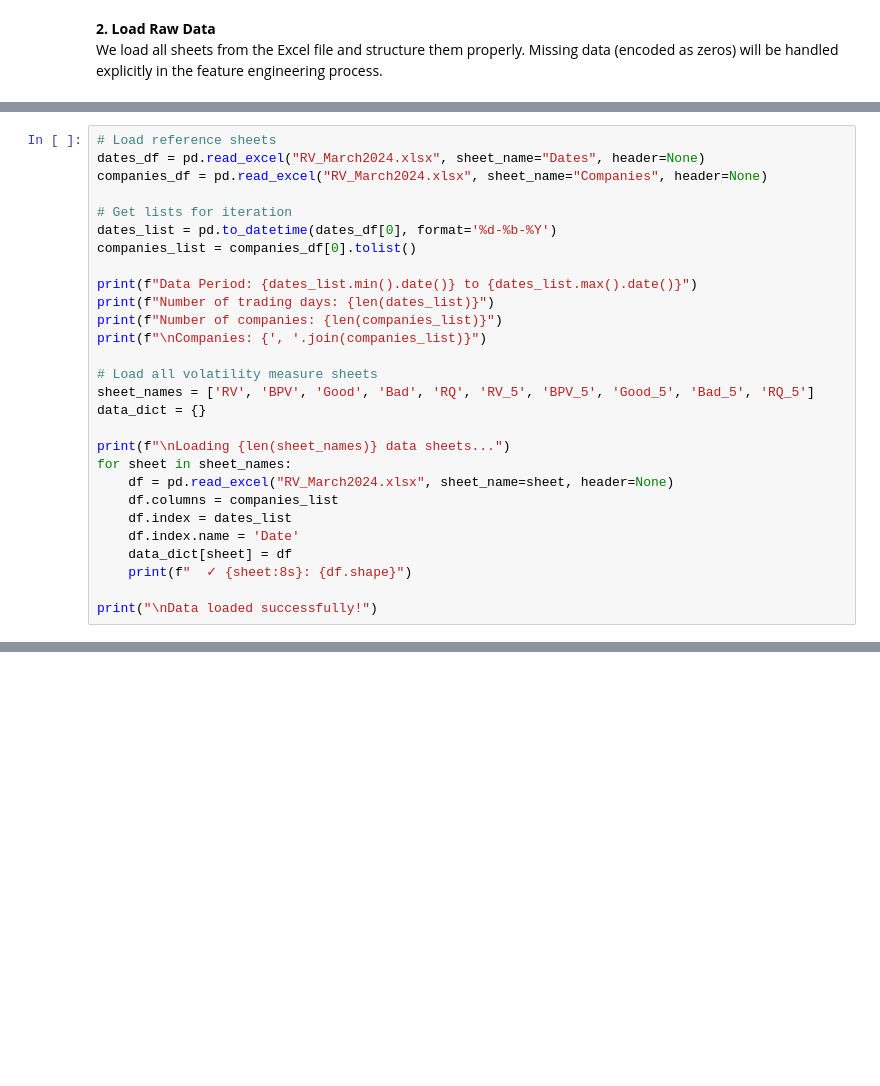
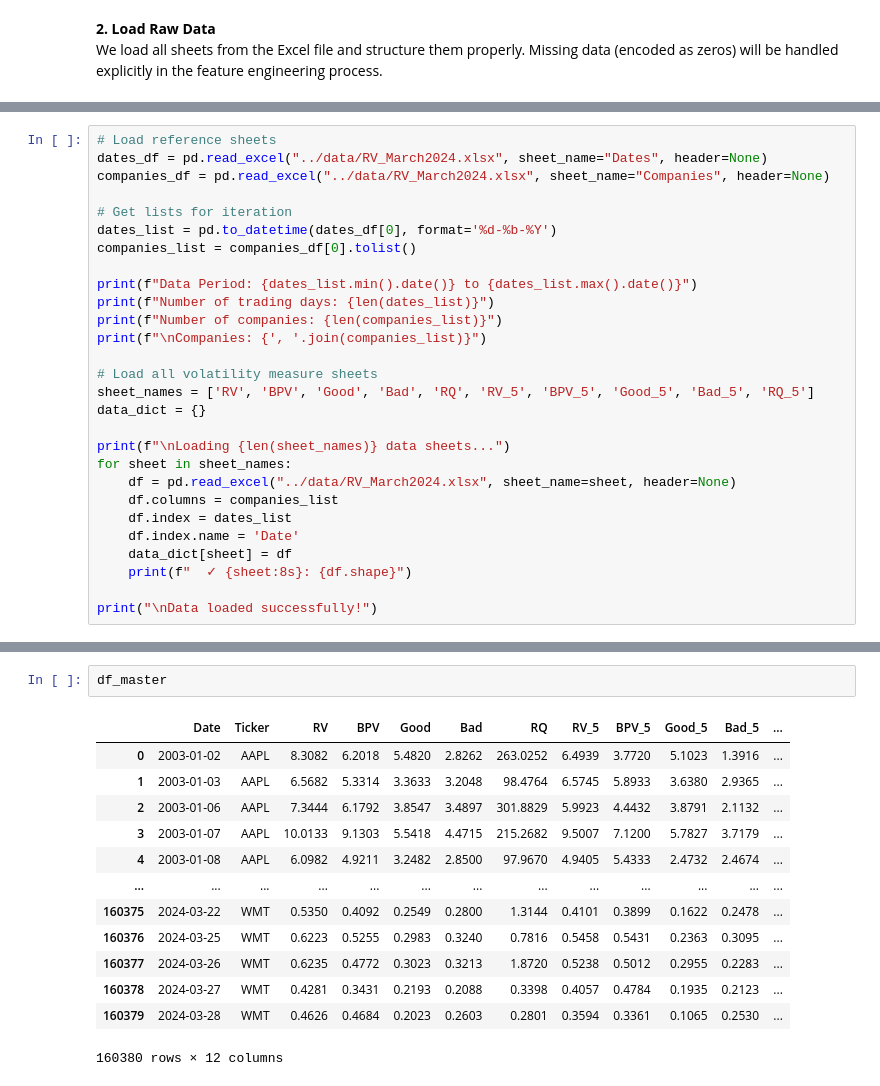
Before and after one commit to adityaraju926/ml-project-540, a Jupyter notebook: Feature Engineering Group 6/Feature_Engineering_Group6.ipynb, the cells around one changed output, grey strips where cells are left out. Drawn from its saved outputs; the diff is of its cells as text; blank space fills up the shorter version.

```diff
--- a/Feature Engineering Group 6/Feature_Engineering_Group6.ipynb
+++ b/Feature Engineering Group 6/Feature_Engineering_Group6.ipynb
@@ -54,7 +51,7 @@ FileNotFoundError: [Errno 2] No such file or directory: '../data/RV_March2024.xl
 # %%
 # Load reference sheets
-dates_df = pd.read_excel("RV_March2024.xlsx", sheet_name="Dates", header=None)
-companies_df = pd.read_excel("RV_March2024.xlsx", sheet_name="Companies", header=None)
+dates_df = pd.read_excel("../data/RV_March2024.xlsx", sheet_name="Dates", header=None)
+companies_df = pd.read_excel("../data/RV_March2024.xlsx", sheet_name="Companies", header=None)
 
 # Get lists for iteration
 dates_list = pd.to_datetime(dates_df[0], format='%d-%b-%Y')
@@ -71,7 +68,7 @@ data_dict = {}
 
 print(f"\nLoading {len(sheet_names)} data sheets...")
 for sheet in sheet_names:
-    df = pd.read_excel("RV_March2024.xlsx", sheet_name=sheet, header=None)
+    df = pd.read_excel("../data/RV_March2024.xlsx", sheet_name=sheet, header=None)
     df.columns = companies_list
     df.index = dates_list
     df.index.name = 'Date'
@@ -83,0 +160,16 @@ FileNotFoundError: [Errno 2] No such file or directory: 'RV_March2024.xlsx'
+# %%
+df_master
+# %% [output]
+|  | Date | Ticker | RV | BPV | Good | Bad | RQ | RV_5 | BPV_5 | Good_5 | Bad_5 | ... |
+| 0 | 2003-01-02 | AAPL | 8.3082 | 6.2018 | 5.4820 | 2.8262 | 263.0252 | 6.4939 | 3.7720 | 5.1023 | 1.3916 | ... |
+| 1 | 2003-01-03 | AAPL | 6.5682 | 5.3314 | 3.3633 | 3.2048 | 98.4764 | 6.5745 | 5.8933 | 3.6380 | 2.9365 | ... |
+| 2 | 2003-01-06 | AAPL | 7.3444 | 6.1792 | 3.8547 | 3.4897 | 301.8829 | 5.9923 | 4.4432 | 3.8791 | 2.1132 | ... |
+| 3 | 2003-01-07 | AAPL | 10.0133 | 9.1303 | 5.5418 | 4.4715 | 215.2682 | 9.5007 | 7.1200 | 5.7827 | 3.7179 | ... |
+| 4 | 2003-01-08 | AAPL | 6.0982 | 4.9211 | 3.2482 | 2.8500 | 97.9670 | 4.9405 | 5.4333 | 2.4732 | 2.4674 | ... |
+| ... | ... | ... | ... | ... | ... | ... | ... | ... | ... | ... | ... | ... |
+| 160375 | 2024-03-22 | WMT | 0.5350 | 0.4092 | 0.2549 | 0.2800 | 1.3144 | 0.4101 | 0.3899 | 0.1622 | 0.2478 | ... |
+| 160376 | 2024-03-25 | WMT | 0.6223 | 0.5255 | 0.2983 | 0.3240 | 0.7816 | 0.5458 | 0.5431 | 0.2363 | 0.3095 | ... |
+| 160377 | 2024-03-26 | WMT | 0.6235 | 0.4772 | 0.3023 | 0.3213 | 1.8720 | 0.5238 | 0.5012 | 0.2955 | 0.2283 | ... |
+| 160378 | 2024-03-27 | WMT | 0.4281 | 0.3431 | 0.2193 | 0.2088 | 0.3398 | 0.4057 | 0.4784 | 0.1935 | 0.2123 | ... |
+| 160379 | 2024-03-28 | WMT | 0.4626 | 0.4684 | 0.2023 | 0.2603 | 0.2801 | 0.3594 | 0.3361 | 0.1065 | 0.2530 | ... |
+160380 rows × 12 columns
```
Also changed, not shown: parts of 39 cells of this notebook.
